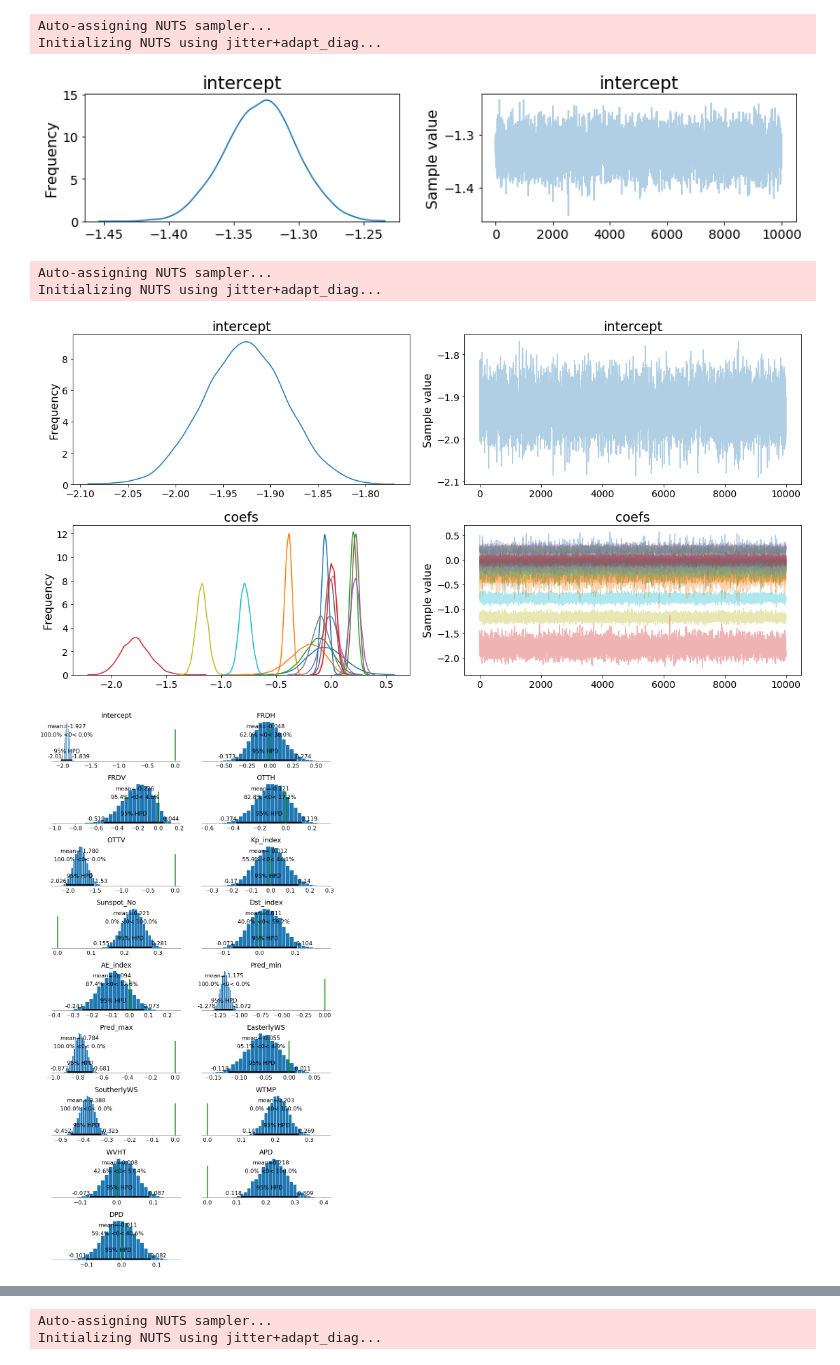
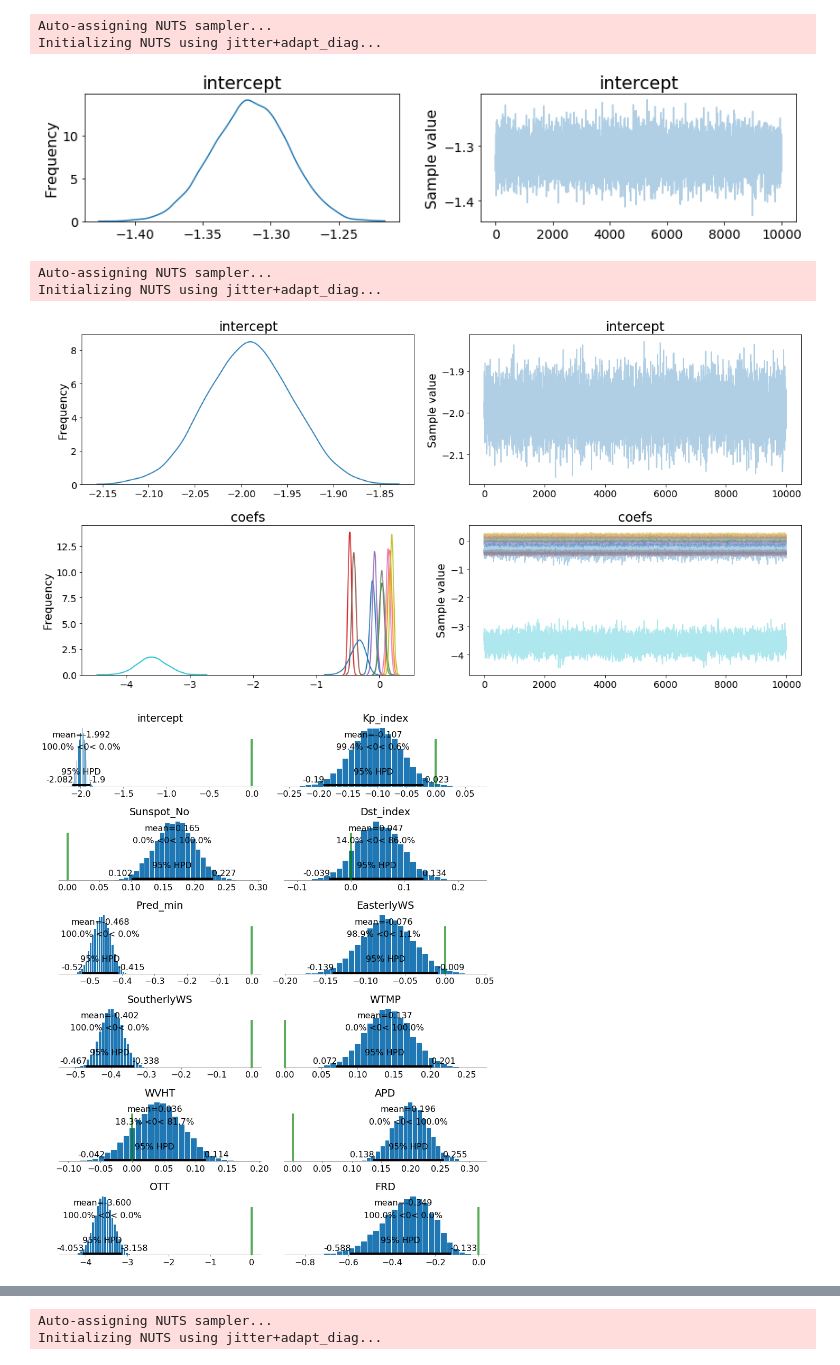
Before and after one commit to madHatter106/beaching, a Jupyter notebook: V2_1709/ML_Poisson_1.ipynb, the cells around one changed output, grey strips where cells are left out. Drawn from its saved outputs; the diff is of its cells as text; code cells hidden in the pictures.

Commit message:
updating latest poisson analyses

```diff
--- a/V2_1709/ML_Poisson_1.ipynb
+++ b/V2_1709/ML_Poisson_1.ipynb
@@ -29,3 +25,6 @@ dfLabels.head(2)
+# %%
+dfLabels = dfLabels.loc['1999-03-07':]
+dfFeatures = dfFeatures.loc['1999-03-07':]
 # %%
 dfFeatures.head(2)
 # %% [output]
@@ -127,12 +133,12 @@ Initializing NUTS using jitter+adapt_diag...
 # %%
 pm.traceplot(trace_m0, figsize=(12, 3));
 # %% [output]
-[figure, old version]
+[figure, new version]
 # %%
 with pm.Model() as m1:
     intercept = pm.Normal('intercept', 0, 100)
-    coefs = pm.Normal('coefs', 0, 100, shape=16)
-    mu = tt.exp(pm.math.dot(coefs, X_all_sp_s.T) + intercept)
+    coefs = pm.Normal('coefs', 0, 100, shape=Xdc_all_sp_s.shape[1])
+    mu = tt.exp(pm.math.dot(coefs, Xdc_all_sp_s.T) + intercept)
     y_pred = pm.Poisson('y_pred', mu=mu, observed=y_all_obs)
     start = pm.find_MAP()
     #step = pm.Metropolis()
@@ -143,14 +149,14 @@ Initializing NUTS using jitter+adapt_diag...
 # %%
 pm.traceplot(trace_m1, figsize=(16, 8));
 # %% [output]
-[figure, old version]
+[figure, new version]
 # %%
-ax = pm.plot_posterior(trace, ref_val=0)
-for axi, flbl in zip(ax[1:].ravel(), dfClFeats.columns.tolist()[2:]):
+ax = pm.plot_posterior(trace_m1, ref_val=0)
+for axi, flbl in zip(ax[1:].ravel(), dfClFeats_decorr.columns.tolist()[2:]):
     axi.set_title(flbl)
 f = pl.gcf()
-f.savefig('../FigJar/Poisson_all.png', format='png', dpi=300)
+f.savefig('../FigJar/Poisson_all_m1.png', format='png', dpi=300)
 # %% [output]
-[figure, old version]
+[figure, new version]
 # %%
 ppc = pm.sample_ppc(trace_m1, samples=5000, model=m1)
```
Also changed, not shown: parts of 20 cells of this notebook, 4 other files.
